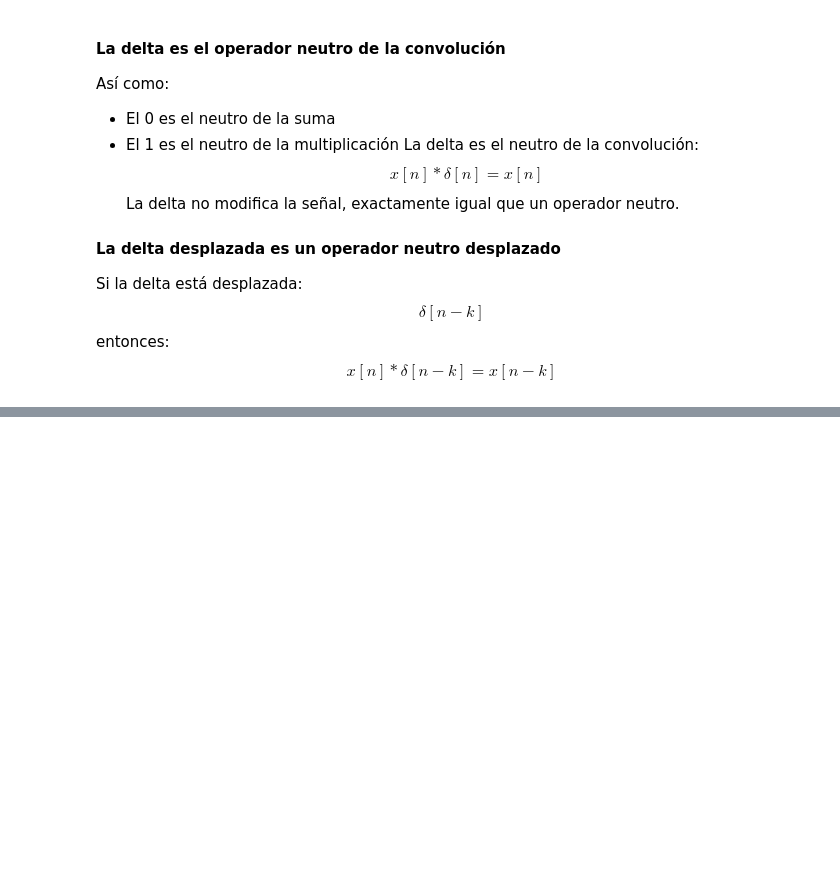
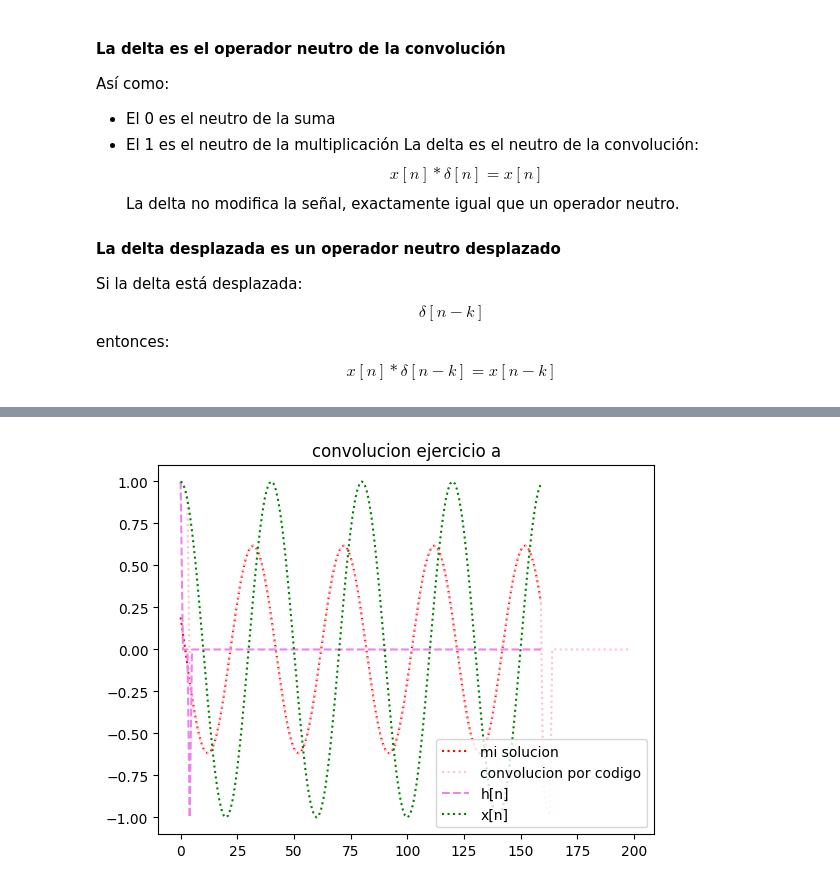
Before and after one commit to jmpantozzi-collab/APS_1C_2026_Pantozzi, a Jupyter notebook: TS1.ipynb, the cells around one changed output, grey strips where cells are left out. Cells and saved outputs as stored; diff of their text form; code cells hidden in the pictures; blank space fills up the shorter version.

```diff
--- a/TS1.ipynb
+++ b/TS1.ipynb
@@ -397,0 +401,81 @@ $$x[n]*\delta [n-k]=x[n-k]$$
+# %%
+#%% Librerias
+import numpy as np
+import matplotlib as mpl
+import matplotlib.pyplot as plt
+from scipy import signal as sig
+
+ff=500
+muestras_xciclo=40 #cantidad de muestras que quiero por ciclo, respetando niquitz minimo necesito 2.
+fs=muestras_xciclo*ff #frecuencia de muestreo para respetar las muestras por ciclo
+nn= 4*muestras_xciclo #cuantos ciclos quiero visualizar, en este caso 4.
+
+#%%Verificacion de ejercicio 2
+#%% como usar convolucionar, primero creo una delta
+T0=1/fs
+w0=2 * np.pi * ff
+n = np.arange(nn)
+#creamos h[x]=delta(n)-delta(n-4)
+h= np.zeros(nn)
+h[0]= 1
+h[4]=-1
+
+#a x(n)=cos(wnt)
+
+tt= np.arange(nn)/fs
+xx = np.cos(w0*n*T0)
+
+#mi solucion
+x1=2*np.sin(2*w0*T0)*np.cos(w0*n*T0-2*w0*T0+(np.pi/2))
+
+yy= sig.convolve(xx,h)
+
+plt.figure(6)
+plt.clf()
+plt.plot(x1[:200],label ='mi solucion',color='red', linestyle='dotted')
+plt.plot(yy[:200],label ='convolucion por codigo',color='pink',linestyle='dotted')
+plt.plot(h[:200],label ='h[n]',color='violet', linestyle='--')
+plt.plot(xx[:200],label ='x[n]',color='green', linestyle='dotted')
+plt.title('convolucion ejercicio a')
+plt.legend()
+plt.show()
+
+#b (1/2)**n u[n]
+
+xxb= (1/2)**n * ((n >= 0).astype(int))
+#mi solucion
+x2=(1/2)**2 * (((n >= 0).astype(int))-16*((n - 4 >= 0).astype(int)))
+
+yy2= sig.convolve(xxb,h)
+
+plt.figure(7)
+plt.clf()
+plt.plot(x2[:200],label ='mi solucion',color='red', linestyle='dotted')
+plt.plot(yy2[:200],label ='convolucion por codigo',color='pink',linestyle='dotted')
+plt.plot(h[:200],label ='h[n]',color='violet', linestyle='--')
+plt.plot(xxb[:200],label ='x[n]',color='green', linestyle='dotted')
+plt.title('convolucion ejercicio b')
+plt.legend()
+plt.show()
+
+
+#c x[n]=u[n+1]-u[n-2]
+
+xxc= ((n + 1 >= 0).astype(int)) - ((n - 2 >= 0).astype(int))
+#mi solucion
+
+x3=((n + 1 >= 0).astype(int)) - ((n - 2 >= 0).astype(int)) - ((n - 3 >= 0).astype(int)) + ((n - 6 >= 0).astype(int))
+
+yy3= sig.convolve(xxc,h)
+
+plt.figure(8)
+plt.clf()
+plt.plot(x3[:200],label ='mi solucion',color='red', linestyle='dotted')
+plt.plot(yy3[:200],label ='convolucion por codigo',color='pink',linestyle='dotted')
+plt.plot(h[:200],label ='h[n]',color='violet', linestyle='--')
+plt.plot(xxc[:200],label ='x[n]',color='green', linestyle='dotted')
+plt.title('convolucion ejercicio b')
+plt.legend()
+plt.show()
+# %% [output]
+[figure, added]
```
Also changed, not shown: parts of 2 cells of this notebook.
